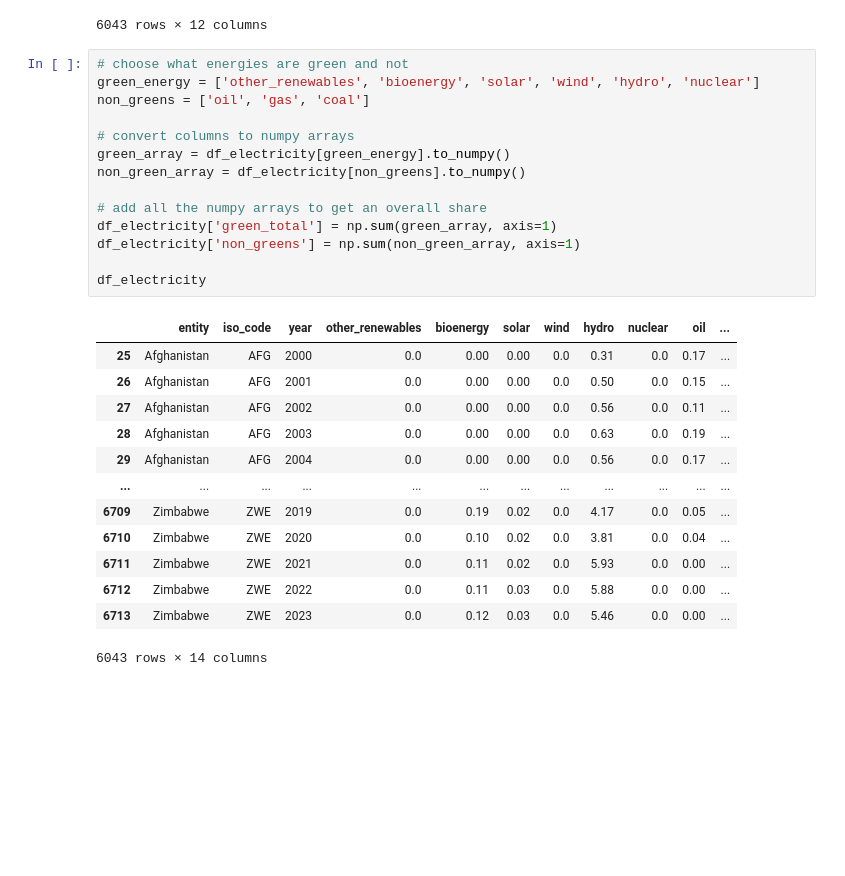
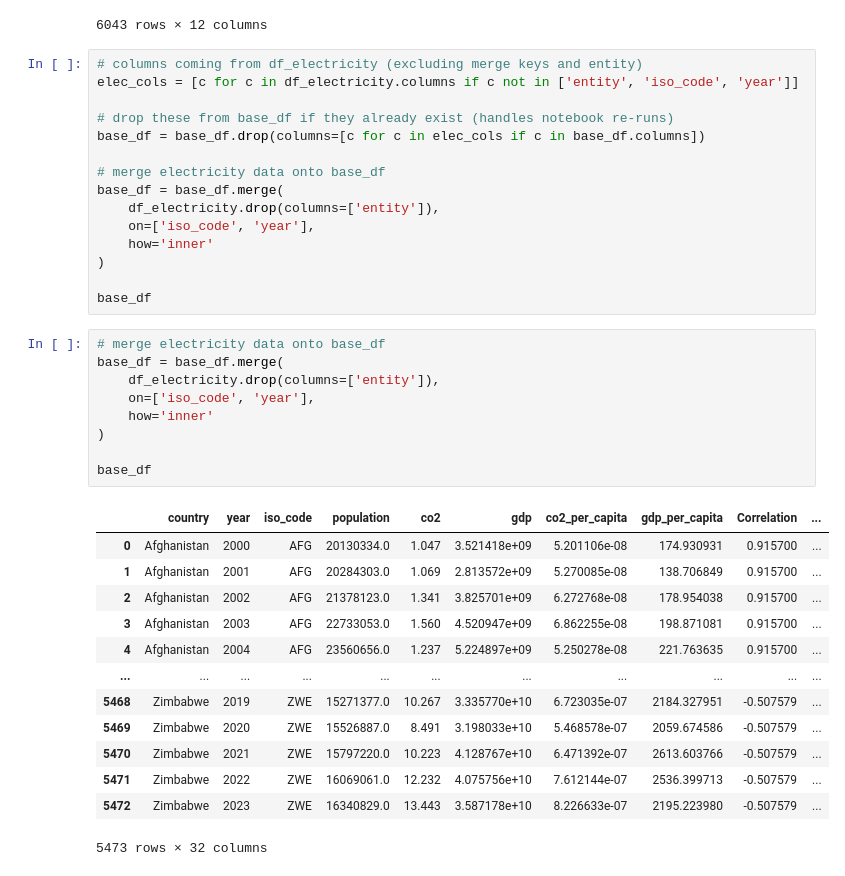
Before and after one commit to fabianfrank-dev/carbon_analysis, a Jupyter notebook: data_analytics_project.ipynb, the cells around one changed output. Cells and saved outputs as stored; diff of their text form; blank space fills up the shorter version.

```diff
--- a/data_analytics_project.ipynb
+++ b/data_analytics_project.ipynb
@@ -431,30 +538,40 @@ df_electricity
 | 6713 | Zimbabwe | ZWE | 2023 | 0.0 | 0.12 | 0.03 | 0.0 | 5.46 | 0.0 | 0.00 | ... |
 6043 rows × 12 columns
 # %%
-# choose what energies are green and not
-green_energy = ['other_renewables', 'bioenergy', 'solar', 'wind', 'hydro', 'nuclear']
-non_greens = ['oil', 'gas', 'coal']
+# columns coming from df_electricity (excluding merge keys and entity)
+elec_cols = [c for c in df_electricity.columns if c not in ['entity', 'iso_code', 'year']]
 
-# convert columns to numpy arrays
-green_array = df_electricity[green_energy].to_numpy()
-non_green_array = df_electricity[non_greens].to_numpy()
+# drop these from base_df if they already exist (handles notebook re-runs)
+base_df = base_df.drop(columns=[c for c in elec_cols if c in base_df.columns])
 
-# add all the numpy arrays to get an overall share
-df_electricity['green_total'] = np.sum(green_array, axis=1)
-df_electricity['non_greens'] = np.sum(non_green_array, axis=1)
+# merge electricity data onto base_df
+base_df = base_df.merge(
+    df_electricity.drop(columns=['entity']),
+    on=['iso_code', 'year'],
+    how='inner'
+)
 
-df_electricity
+base_df
-# %% [output]
-|  | entity | iso_code | year | other_renewables | bioenergy | solar | wind | hydro | nuclear | oil | ... |
-| 25 | Afghanistan | AFG | 2000 | 0.0 | 0.00 | 0.00 | 0.0 | 0.31 | 0.0 | 0.17 | ... |
-| 26 | Afghanistan | AFG | 2001 | 0.0 | 0.00 | 0.00 | 0.0 | 0.50 | 0.0 | 0.15 | ... |
-| 27 | Afghanistan | AFG | 2002 | 0.0 | 0.00 | 0.00 | 0.0 | 0.56 | 0.0 | 0.11 | ... |
-| 28 | Afghanistan | AFG | 2003 | 0.0 | 0.00 | 0.00 | 0.0 | 0.63 | 0.0 | 0.19 | ... |
-| 29 | Afghanistan | AFG | 2004 | 0.0 | 0.00 | 0.00 | 0.0 | 0.56 | 0.0 | 0.17 | ... |
-| ... | ... | ... | ... | ... | ... | ... | ... | ... | ... | ... | ... |
-| 6709 | Zimbabwe | ZWE | 2019 | 0.0 | 0.19 | 0.02 | 0.0 | 4.17 | 0.0 | 0.05 | ... |
-| 6710 | Zimbabwe | ZWE | 2020 | 0.0 | 0.10 | 0.02 | 0.0 | 3.81 | 0.0 | 0.04 | ... |
-| 6711 | Zimbabwe | ZWE | 2021 | 0.0 | 0.11 | 0.02 | 0.0 | 5.93 | 0.0 | 0.00 | ... |
-| 6712 | Zimbabwe | ZWE | 2022 | 0.0 | 0.11 | 0.03 | 0.0 | 5.88 | 0.0 | 0.00 | ... |
-| 6713 | Zimbabwe | ZWE | 2023 | 0.0 | 0.12 | 0.03 | 0.0 | 5.46 | 0.0 | 0.00 | ... |
-6043 rows × 14 columns
+# %%
+# merge electricity data onto base_df
+base_df = base_df.merge(
+    df_electricity.drop(columns=['entity']),
+    on=['iso_code', 'year'],
+    how='inner'
+)
+
+base_df
+# %% [output]
+|  | country | year | iso_code | population | co2 | gdp | co2_per_capita | gdp_per_capita | Correlation | ... |
+| 0 | Afghanistan | 2000 | AFG | 20130334.0 | 1.047 | 3.521418e+09 | 5.201106e-08 | 174.930931 | 0.915700 | ... |
+| 1 | Afghanistan | 2001 | AFG | 20284303.0 | 1.069 | 2.813572e+09 | 5.270085e-08 | 138.706849 | 0.915700 | ... |
+| 2 | Afghanistan | 2002 | AFG | 21378123.0 | 1.341 | 3.825701e+09 | 6.272768e-08 | 178.954038 | 0.915700 | ... |
+| 3 | Afghanistan | 2003 | AFG | 22733053.0 | 1.560 | 4.520947e+09 | 6.862255e-08 | 198.871081 | 0.915700 | ... |
+| 4 | Afghanistan | 2004 | AFG | 23560656.0 | 1.237 | 5.224897e+09 | 5.250278e-08 | 221.763635 | 0.915700 | ... |
+| ... | ... | ... | ... | ... | ... | ... | ... | ... | ... | ... |
+| 5468 | Zimbabwe | 2019 | ZWE | 15271377.0 | 10.267 | 3.335770e+10 | 6.723035e-07 | 2184.327951 | -0.507579 | ... |
+| 5469 | Zimbabwe | 2020 | ZWE | 15526887.0 | 8.491 | 3.198033e+10 | 5.468578e-07 | 2059.674586 | -0.507579 | ... |
+| 5470 | Zimbabwe | 2021 | ZWE | 15797220.0 | 10.223 | 4.128767e+10 | 6.471392e-07 | 2613.603766 | -0.507579 | ... |
+| 5471 | Zimbabwe | 2022 | ZWE | 16069061.0 | 12.232 | 4.075756e+10 | 7.612144e-07 | 2536.399713 | -0.507579 | ... |
+| 5472 | Zimbabwe | 2023 | ZWE | 16340829.0 | 13.443 | 3.587178e+10 | 8.226633e-07 | 2195.223980 | -0.507579 | ... |
+5473 rows × 32 columns
```
Also changed, not shown: parts of 13 cells of this notebook.
